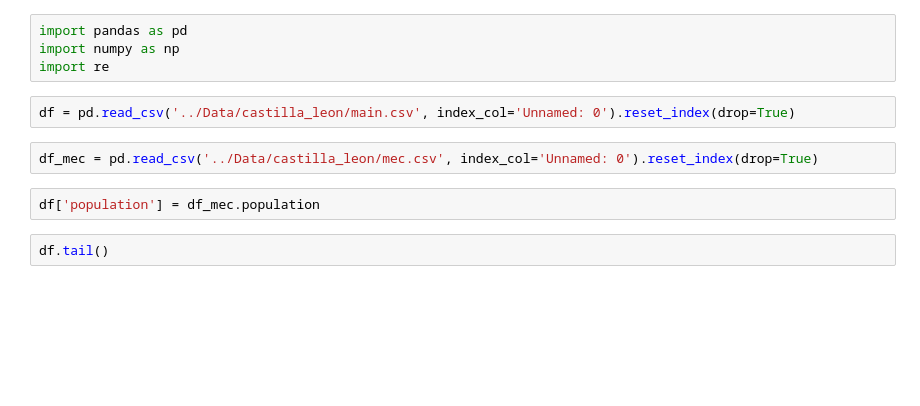
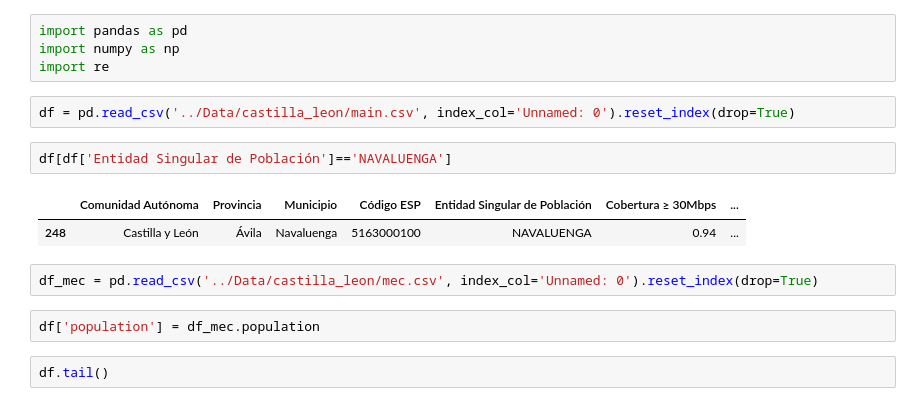
Before and after one commit to Pomilusky/Final_project-, a Jupyter notebook: Code/mongoDBqueries.ipynb, the cells around one changed output. Cells and saved outputs as stored; diff of their text form; blank space fills up the shorter version.

```diff
--- a/Code/mongoDBqueries.ipynb
+++ b/Code/mongoDBqueries.ipynb
@@ -4,6 +4,11 @@ import numpy as np
 import re
 # %%
 df = pd.read_csv('../Data/castilla_leon/main.csv', index_col='Unnamed: 0').reset_index(drop=True)
+# %%
+df[df['Entidad Singular de Población']=='NAVALUENGA']
+# %% [output]
+|  | Comunidad Autónoma | Provincia | Municipio | Código ESP | Entidad Singular de Población | Cobertura ≥ 30Mbps | ... |
+| 248 | Castilla y León | Ávila | Navaluenga | 5163000100 | NAVALUENGA | 0.94 | ... |
 # %%
 df_mec = pd.read_csv('../Data/castilla_leon/mec.csv', index_col='Unnamed: 0').reset_index(drop=True)
 # %%
```
Also changed, not shown: parts of 1 cell of this notebook, 2 other files.
